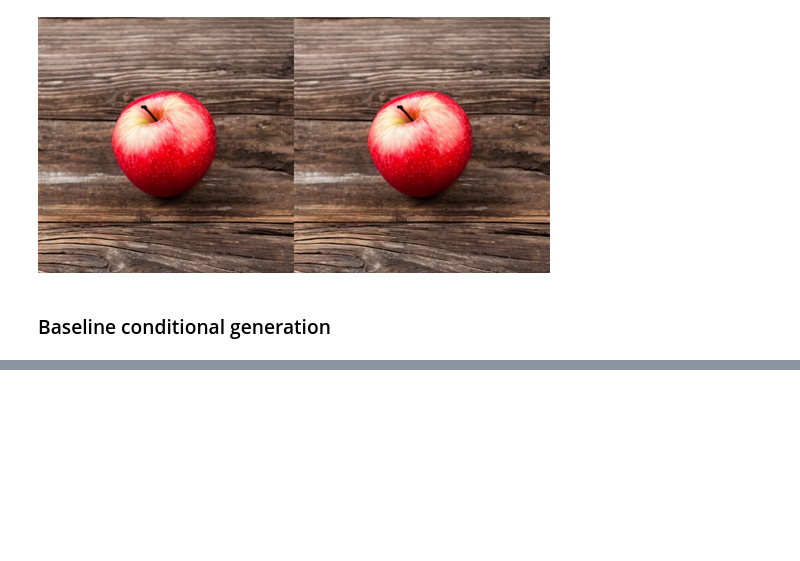
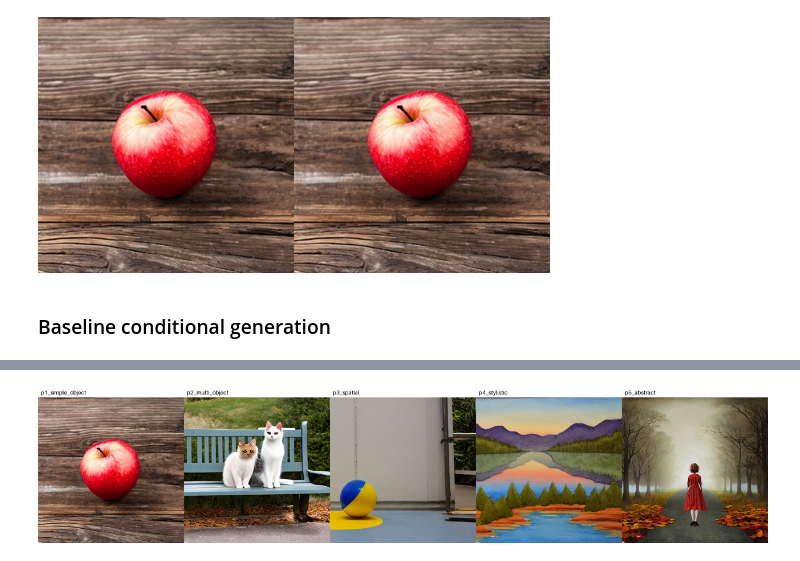
Before and after one commit to Varun-Ponugoti/DLAI, a Jupyter notebook: generative/notebooks/02_conditional_generation.ipynb, the cells around one changed output, grey strips where cells are left out. Drawn from its saved outputs; the diff is of its cells as text; code cells hidden in the pictures; blank space fills up the shorter version.

Commit message:
Created a baseline conditional generation and updated readme

```diff
--- a/generative/notebooks/02_conditional_generation.ipynb
+++ b/generative/notebooks/02_conditional_generation.ipynb
@@ -52,8 +66,7 @@ OUT_DIR = milestone_dir("milestone2_conditioning")
 
 MODEL_ID   = "stable-diffusion-v1-5/stable-diffusion-v1-5"  # fallback: "sd-legacy/stable-diffusion-v1-5"
 SEED       = 42
-HEIGHT     = 512
-WIDTH      = 512
+IMAGE_SIZE = 512
 NEG_PROMPT = "blurry, lowres, distorted, watermark, text"
 
 print("Outputs:", OUT_DIR)
@@ -135,24 +129,25 @@ Training noise schedule: scaled_linear | beta 0.00085 → 0.012 | 1000 timesteps
 # %%
-from PIL import Image
-from IPython.display import display
-import numpy as np
+BASE_GUIDANCE = 7.5
+BASE_STEPS    = 30
 
-img = generate(
+start = time.time()
+ours = generate(
     "a red apple on a wooden table",
     tokenizer, text_encoder, unet, vae, scheduler,
     negative_prompt=NEG_PROMPT,
-    guidance_scale=7.5,
-    num_steps=30,
-    height=HEIGHT, width=WIDTH,
+    guidance_scale=BASE_GUIDANCE,
+    num_steps=BASE_STEPS,
+    height=IMAGE_SIZE, width=IMAGE_SIZE,
     generator=make_generator(SEED, DEVICE),
 )
+print(f"Generated in {time.time() - start:.1f}s")
 
 m1 = Image.open(REPO_ROOT / "outputs/milestone1_baseline/images/p1_simple_object.png").convert("RGB")
-diff = np.abs(np.asarray(img, dtype=np.float32) - np.asarray(m1, dtype=np.float32)).mean()
-print(f"Mean pixel difference vs. M1: {diff:.2f} (0–255 scale)")
+diff = np.abs(np.asarray(ours, dtype=np.float32) - np.asarray(m1, dtype=np.float32))
+print(f"Mean pixel difference vs. M1: {diff.mean():.2f} | max: {diff.max():.0f}  (0–255 scale)")
 
-side_by_side = Image.new("RGB", (WIDTH * 2, HEIGHT))
-side_by_side.paste(img, (0, 0))
-side_by_side.paste(m1, (WIDTH, 0))
-display(side_by_side.resize((WIDTH, HEIGHT // 2)))
+side_by_side = Image.new("RGB", (IMAGE_SIZE * 2, IMAGE_SIZE))
+side_by_side.paste(ours, (0, 0))
+side_by_side.paste(m1, (IMAGE_SIZE, 0))
+display(side_by_side.resize((IMAGE_SIZE, IMAGE_SIZE // 2)))   # left: ours | right: M1 pipeline
 # %% [output]
@@ -288,0 +212,12 @@ display(guidance_grid.resize((guidance_grid.width // 4, guidance_grid.height //
+# %%
+baseline_images = []
+for tag, prompt in PROMPTS:
+    img = run_and_record("baseline", tag, prompt)
+    baseline_images.append(img)
+    print(f"[{RUNS[f'baseline/{tag}.png']['seconds']:>5.1f}s] {tag}")
+
+baseline_grid = make_grid([add_caption(img, tag) for img, (tag, _) in zip(baseline_images, PROMPTS)],
+                          cols=len(PROMPTS))
+baseline_grid.save(OUT_DIR / "baseline" / "grid.png")
+save_records()
+print("Saved to", OUT_DIR / "baseline")
@@ -288,0 +231,4 @@ display(guidance_grid.resize((guidance_grid.width // 4, guidance_grid.height //
+# %%
+display(baseline_grid.resize((baseline_grid.width // 2, baseline_grid.height // 2)))
+# %% [output]
+[figure, added]
```
Also changed, not shown: parts of 20 cells of this notebook, 5 other files.
